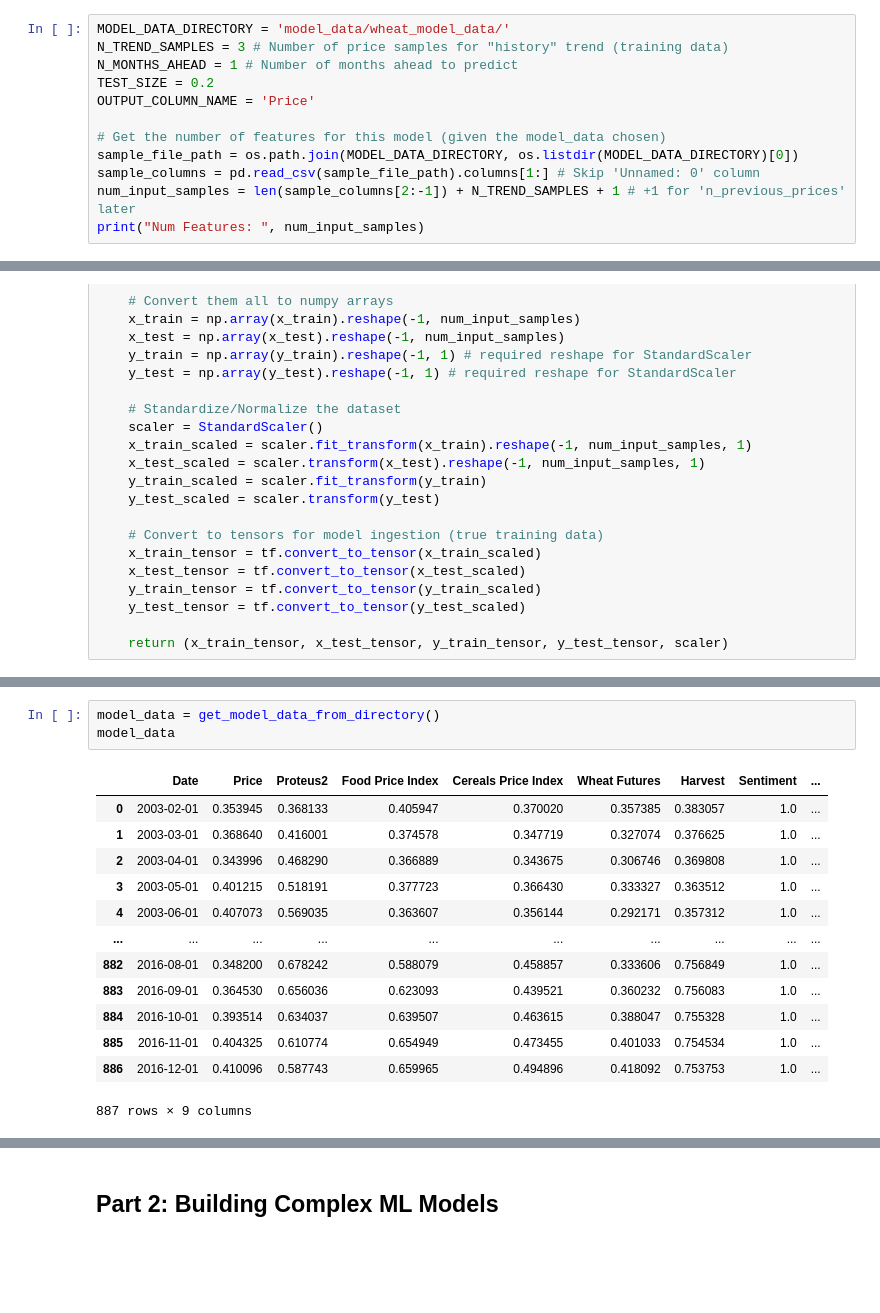
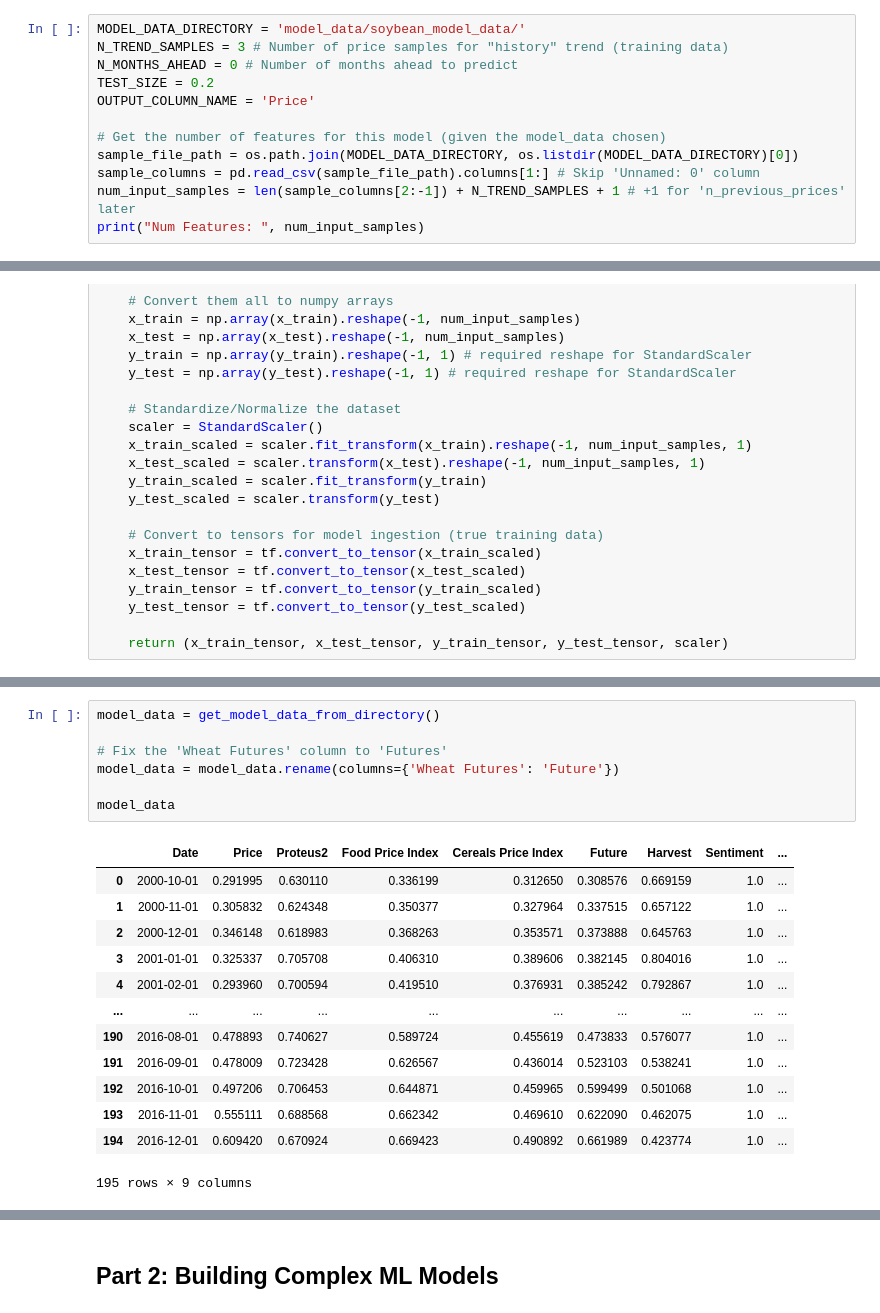
Before and after one commit to Benja-Pauls/Predicting-Commodity-Food-Pricing, a Jupyter notebook: model_experiments.ipynb, the cells around one changed output, grey strips where cells are left out. Saved outputs shown, nothing was run; the diff lists cells and outputs as text; blank space fills up the shorter version.

```diff
--- a/model_experiments.ipynb
+++ b/model_experiments.ipynb
@@ -34,9 +34,9 @@ Based on the data retrieved from `data_analysis.ipynb`, get that data into a for
 
 <span style="color: orange;">**Future Experiment:** Generating multiple months or simply estimating a year in advance.</span>
 # %%
-MODEL_DATA_DIRECTORY = 'model_data/wheat_model_data/'
+MODEL_DATA_DIRECTORY = 'model_data/soybean_model_data/'
 N_TREND_SAMPLES = 3 # Number of price samples for "history" trend (training data)
-N_MONTHS_AHEAD = 1 # Number of months ahead to predict
+N_MONTHS_AHEAD = 0 # Number of months ahead to predict
 TEST_SIZE = 0.2
 OUTPUT_COLUMN_NAME = 'Price'
 
@@ -169,23 +195,27 @@ def get_model_data_from_directory():
         model_data = pd.concat([model_data, data_to_concat], ignore_index=True).drop(columns=['Unnamed: 0'])
 
     return model_data
-# %%
-model_data = get_model_data_from_directory()
-model_data
-# %% [output]
-|  | Date | Price | Proteus2 | Food Price Index | Cereals Price Index | Wheat Futures | Harvest | Sentiment | ... |
-| 0 | 2003-02-01 | 0.353945 | 0.368133 | 0.405947 | 0.370020 | 0.357385 | 0.383057 | 1.0 | ... |
-| 1 | 2003-03-01 | 0.368640 | 0.416001 | 0.374578 | 0.347719 | 0.327074 | 0.376625 | 1.0 | ... |
-| 2 | 2003-04-01 | 0.343996 | 0.468290 | 0.366889 | 0.343675 | 0.306746 | 0.369808 | 1.0 | ... |
-| 3 | 2003-05-01 | 0.401215 | 0.518191 | 0.377723 | 0.366430 | 0.333327 | 0.363512 | 1.0 | ... |
-| 4 | 2003-06-01 | 0.407073 | 0.569035 | 0.363607 | 0.356144 | 0.292171 | 0.357312 | 1.0 | ... |
-| ... | ... | ... | ... | ... | ... | ... | ... | ... | ... |
-| 882 | 2016-08-01 | 0.348200 | 0.678242 | 0.588079 | 0.458857 | 0.333606 | 0.756849 | 1.0 | ... |
-| 883 | 2016-09-01 | 0.364530 | 0.656036 | 0.623093 | 0.439521 | 0.360232 | 0.756083 | 1.0 | ... |
-| 884 | 2016-10-01 | 0.393514 | 0.634037 | 0.639507 | 0.463615 | 0.388047 | 0.755328 | 1.0 | ... |
-| 885 | 2016-11-01 | 0.404325 | 0.610774 | 0.654949 | 0.473455 | 0.401033 | 0.754534 | 1.0 | ... |
-| 886 | 2016-12-01 | 0.410096 | 0.587743 | 0.659965 | 0.494896 | 0.418092 | 0.753753 | 1.0 | ... |
-887 rows × 9 columns
+# %%
+model_data = get_model_data_from_directory()
+
+# Fix the 'Wheat Futures' column to 'Futures'
+model_data = model_data.rename(columns={'Wheat Futures': 'Future'})
+
+model_data
+# %% [output]
+|  | Date | Price | Proteus2 | Food Price Index | Cereals Price Index | Future | Harvest | Sentiment | ... |
+| 0 | 2000-10-01 | 0.291995 | 0.630110 | 0.336199 | 0.312650 | 0.308576 | 0.669159 | 1.0 | ... |
+| 1 | 2000-11-01 | 0.305832 | 0.624348 | 0.350377 | 0.327964 | 0.337515 | 0.657122 | 1.0 | ... |
+| 2 | 2000-12-01 | 0.346148 | 0.618983 | 0.368263 | 0.353571 | 0.373888 | 0.645763 | 1.0 | ... |
+| 3 | 2001-01-01 | 0.325337 | 0.705708 | 0.406310 | 0.389606 | 0.382145 | 0.804016 | 1.0 | ... |
+| 4 | 2001-02-01 | 0.293960 | 0.700594 | 0.419510 | 0.376931 | 0.385242 | 0.792867 | 1.0 | ... |
+| ... | ... | ... | ... | ... | ... | ... | ... | ... | ... |
+| 190 | 2016-08-01 | 0.478893 | 0.740627 | 0.589724 | 0.455619 | 0.473833 | 0.576077 | 1.0 | ... |
+| 191 | 2016-09-01 | 0.478009 | 0.723428 | 0.626567 | 0.436014 | 0.523103 | 0.538241 | 1.0 | ... |
+| 192 | 2016-10-01 | 0.497206 | 0.706453 | 0.644871 | 0.459965 | 0.599499 | 0.501068 | 1.0 | ... |
+| 193 | 2016-11-01 | 0.555111 | 0.688568 | 0.662342 | 0.469610 | 0.622090 | 0.462075 | 1.0 | ... |
+| 194 | 2016-12-01 | 0.609420 | 0.670924 | 0.669423 | 0.490892 | 0.661989 | 0.423774 | 1.0 | ... |
+195 rows × 9 columns
 # %%
 inputs_and_outputs = model_data.apply(divide_inputs_and_outputs, axis=1)
 inputs = inputs_and_outputs['inputs'].tolist(); outputs = inputs_and_outputs['output'].tolist()
```
Also changed, not shown: parts of 13 cells of this notebook, 3 other files.
